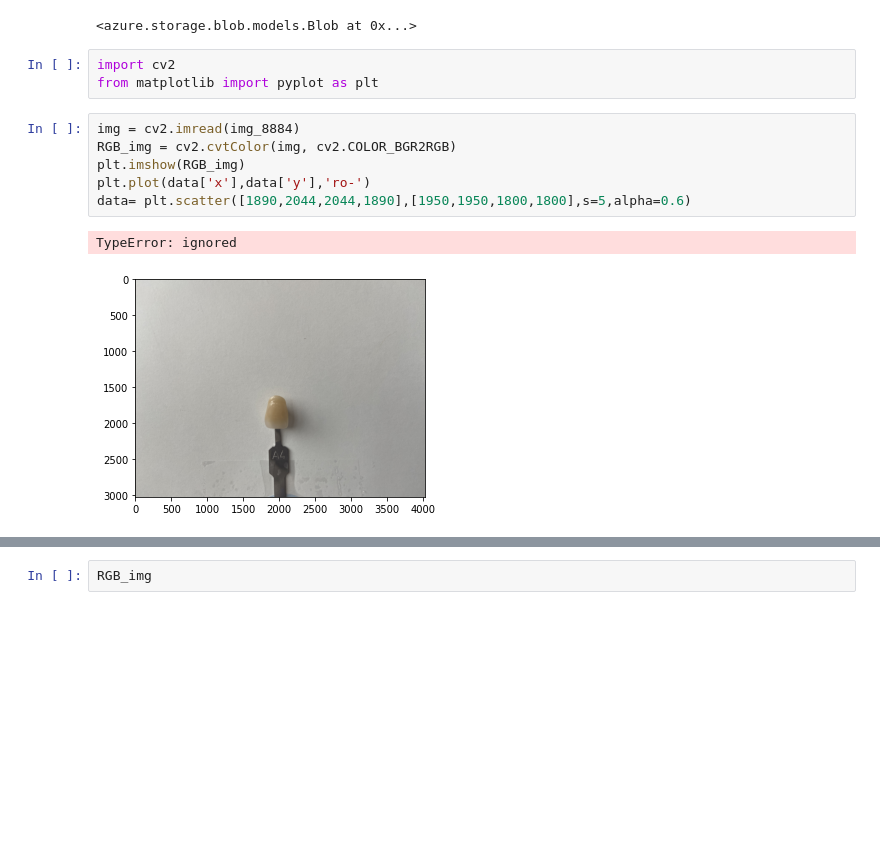
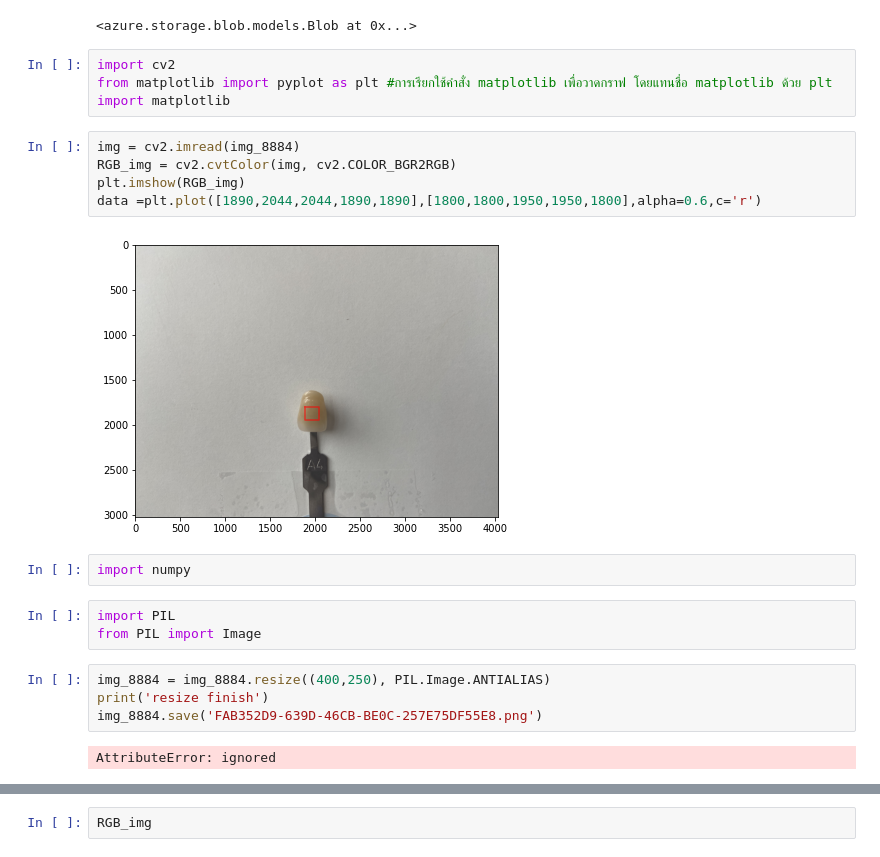
Before and after one commit to waraporn19/KKU_data_mining, a Jupyter notebook: Matching_color.ipynb, the cells around one changed output, grey strips where cells are left out. Drawn from its saved outputs; the diff is of its cells as text; blank space fills up the shorter version.

```diff
--- a/Matching_color.ipynb
+++ b/Matching_color.ipynb
@@ -36,13 +36,23 @@ blob_service_client.get_blob_to_path('shadeimg', full_path_to_file2, full_path_t
 <azure.storage.blob.models.Blob at 0x...>
 # %%
 import cv2
-from matplotlib import pyplot as plt
+from matplotlib import pyplot as plt #การเรียกใช้คำสั่ง matplotlib เพื่อวาดกราฟ โดยแทนชื่อ matplotlib ด้วย plt
+import matplotlib
 # %%
 img = cv2.imread(img_8884)
 RGB_img = cv2.cvtColor(img, cv2.COLOR_BGR2RGB)
 plt.imshow(RGB_img)
-plt.plot(data['x'],data['y'],'ro-')
-data= plt.scatter([1890,2044,2044,1890],[1950,1950,1800,1800],s=5,alpha=0.6)
+data =plt.plot([1890,2044,2044,1890,1890],[1800,1800,1950,1950,1800],alpha=0.6,c='r')
 # %% [output]
-TypeError: ignored
-[figure, old version]
+[figure, new version]
+# %%
+import numpy
+# %%
+import PIL
+from PIL import Image
+# %%
+img_8884 = img_8884.resize((400,250), PIL.Image.ANTIALIAS)
+print('resize finish')
+img_8884.save('FAB352D9-639D-46CB-BE0C-257E75DF55E8.png')
+# %% [output]
+AttributeError: ignored
```
Also changed, not shown: parts of 12 cells of this notebook.
